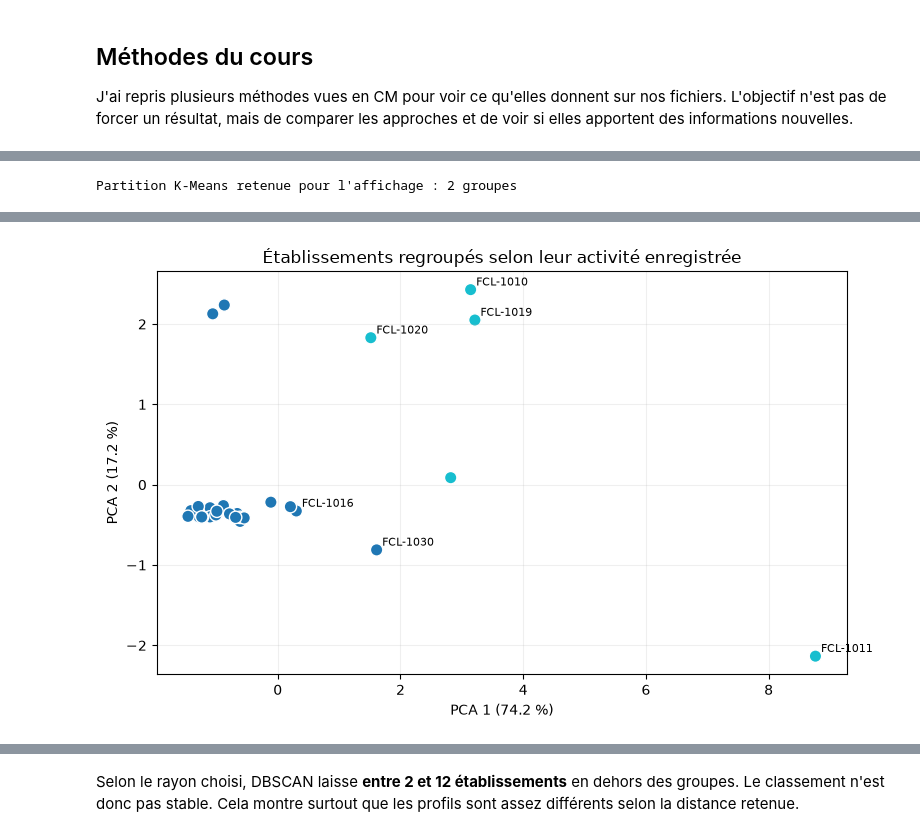
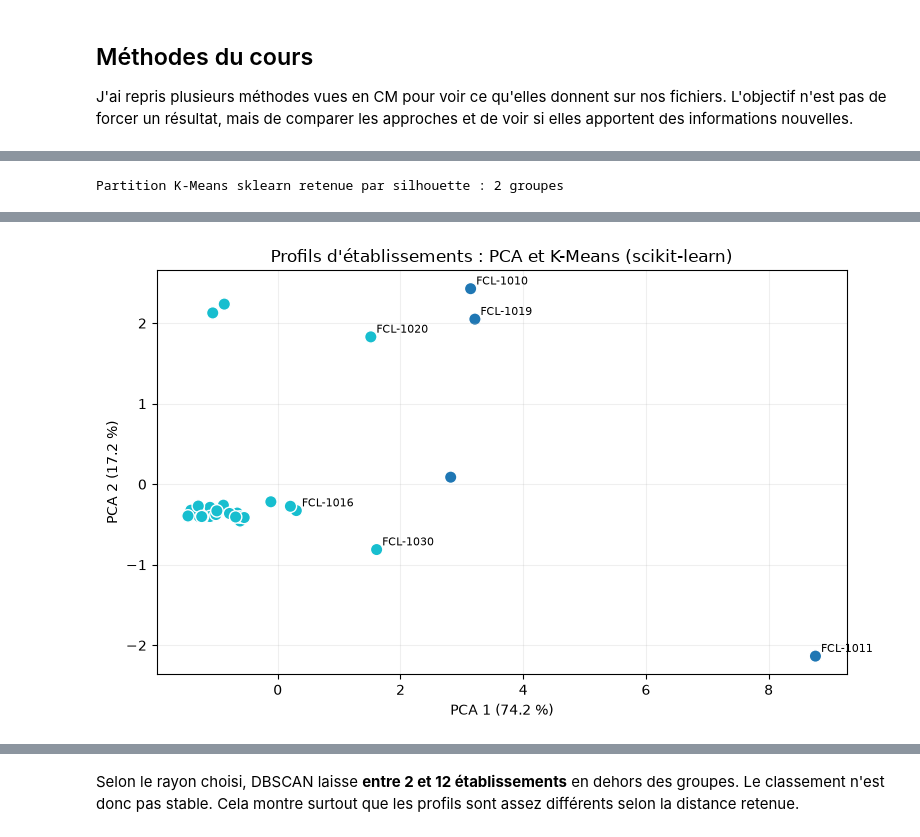
Before and after one commit to JLFoxii/20262027-UE-DataMining-Project, a Jupyter notebook: investigations/05_logistique/05_logistique.ipynb, the cells around one changed output, grey strips where cells are left out. Drawn from its saved outputs; the diff is of its cells as text; code cells hidden in the pictures.

Commit message:
refactor(logistique): migrate data mining methods to sklearn and mlxtend

```diff
--- a/investigations/05_logistique/05_logistique.ipynb
+++ b/investigations/05_logistique/05_logistique.ipynb
@@ -3462,7 +3462,9 @@ Je décris chaque établissement avec six indicateurs : commandes, réceptions,
 # %%
-import numpy as np
-import pandas as pd
-import matplotlib.pyplot as plt
+# Méthodes de scikit-learn : standardisation, PCA, K-Means et silhouette.
+from sklearn.preprocessing import StandardScaler
+from sklearn.decomposition import PCA
+from sklearn.cluster import KMeans
+from sklearn.metrics import silhouette_score
 
 b = root / "data/processed/logistics"
 fac_cm2 = pd.read_csv(b / "erp_facilities.csv")
@@ -3486,60 +3488,31 @@ profils_cm2["departs_froid"] = sh_cm2.loc[
     "origin_facility_code"
 ].value_counts().reindex(sites_cm2, fill_value=0)
 
+# Les mêmes six variables et les mêmes trente établissements qu'avant.
 X_brut = profils_cm2.to_numpy(dtype=float)
-X_cm2 = (X_brut - X_brut.mean(axis=0)) / np.where(X_brut.std(axis=0) > 0,
-                                                    X_brut.std(axis=0), 1)
-U_cm2, S_cm2, Vt_cm2 = np.linalg.svd(X_cm2, full_matrices=False)
-pca_cm2 = U_cm2[:, :2] * S_cm2[:2]
-variance_cm2 = 100 * (S_cm2 ** 2) / np.sum(S_cm2 ** 2)
+standardiseur_cm2 = StandardScaler()
+X_cm2 = standardiseur_cm2.fit_transform(X_brut)
+pca_modele_cm2 = PCA(n_components=2, svd_solver="full")
+pca_cm2 = pca_modele_cm2.fit_transform(X_cm2)
+variance_cm2 = pca_modele_cm2.explained_variance_ratio_ * 100
 
-# K-Means : plusieurs initialisations fixes pour comparer k=2...5.
-def kmeans_simple(X, k, seed=24, essais=10):
-    rng = np.random.default_rng(seed)
-    meilleur = None
-    for _ in range(essais):
-        centres = X[rng.choice(len(X), size=k, replace=False)].copy()
-        for iteration in range(100):
-            distances = np.linalg.norm(X[:, None] - centres[None, :], axis=2)
-            groupes = np.argmin(distances, axis=1)
-            nouveaux = centres.copy()
-            for g in range(k):
-                if (groupes == g).any():
-                    nouveaux[g] = X[groupes == g].mean(axis=0)
-            if np.allclose(centres, nouveaux):
-                break
-            centres = nouveaux
-        groupes = np.argmin(np.linalg.norm(X[:, None] - centres[None, :], axis=2), axis=1)
-        inertie = float(np.sum((X - centres[groupes]) ** 2))
-        if meilleur is None or inertie < meilleur[0]:
-            meilleur = (inertie, groupes.copy())
-    return meilleur
-
-def silhouette_simple(X, groupes):
-    distances = np.linalg.norm(X[:, None] - X[None, :], axis=2)
-    valeurs = []
-    for i in range(len(X)):
-        meme = (groupes == groupes[i])
-        if meme.sum() == 1:
-            valeurs.append(0.0)
-            continue
-        a = distances[i, meme].sum() / (meme.sum() - 1)
-        b = min(distances[i, groupes == g].mean() for g in np.unique(groupes) if g != groupes[i])
-        valeurs.append((b - a) / max(a, b) if max(a, b) else 0)
-    return float(np.mean(valeurs))
-
+# Fixer les paramètres pour ne pas dépendre des valeurs par défaut de sklearn.
 tests_kmeans = []
 for k in range(2, 6):
-    inertie, groupes = kmeans_simple(X_cm2, k)
-    tests_kmeans.append((k, inertie, silhouette_simple(X_cm2, groupes), groupes))
+    modele = KMeans(n_clusters=k, init="k-means++", n_init=20,
+                    random_state=24, max_iter=300, algorithm="lloyd")
+    groupes = modele.fit_predict(X_cm2)
+    score = silhouette_score(X_cm2, groupes, metric="euclidean")
+    tests_kmeans.append((k, float(modele.inertia_), float(score), groupes.copy()))
+
 k_choisi, inertie_choisie, silhouette_choisie, groupes_cm2 = max(
-    tests_kmeans, key=lambda r: r[2]
+    tests_kmeans, key=lambda resultat: resultat[2]
 )
 profils_cm2["groupe_kmeans"] = groupes_cm2
-print("PCA : les deux premières dimensions expliquent", round(variance_cm2[:2].sum(), 1), "% de la variance.")
+print("PCA sklearn : les deux dimensions expliquent", round(variance_cm2.sum(), 1), "% de la variance.")
 display(pd.DataFrame([{"k": k, "inertie": round(ine, 1),
                        "silhouette": round(sil, 3)} for k, ine, sil, _ in tests_kmeans]))
-print("Partition K-Means retenue pour l'affichage :",k_choisi,"groupes")
+print("Partition K-Means sklearn retenue par silhouette :", k_choisi, "groupes")
 display(profils_cm2.groupby("groupe_kmeans").agg(
     etablissements=("commandes", "size"),
     commandes_medianes=("commandes", "median"),
@@ -3548,14 +3521,14 @@ display(profils_cm2.groupby("groupe_kmeans").agg(
 ))
 
 fig, ax = plt.subplots(figsize=(8, 5))
-points = ax.scatter(pca_cm2[:, 0], pca_cm2[:, 1], c=groupes_cm2,
-                    cmap="tab10", s=80, edgecolors="white")
+ax.scatter(pca_cm2[:, 0], pca_cm2[:, 1], c=groupes_cm2,
+           cmap="tab10", s=80, edgecolors="white")
 for idx in np.argsort(profils_cm2["departs"].to_numpy())[-6:]:
     ax.annotate(profils_cm2.index[idx], pca_cm2[idx], xytext=(4, 3),
                 textcoords="offset points", fontsize=8)
 ax.set_xlabel(f"PCA 1 ({variance_cm2[0]:.1f} %)")
 ax.set_ylabel(f"PCA 2 ({variance_cm2[1]:.1f} %)")
-ax.set_title("Établissements regroupés selon leur activité enregistrée")
+ax.set_title("Profils d'établissements : PCA et K-Means (scikit-learn)")
 ax.grid(alpha=0.2)
 plt.tight_layout()
 plt.show()
@@ -3569,3 +3542,3 @@ PCA : les deux premières dimensions expliquent 91.4 % de la variance.
-Partition K-Means retenue pour l'affichage : 2 groupes
+Partition K-Means sklearn retenue par silhouette : 2 groupes
 |  | etablissements | commandes_medianes | departs_medians | releves_stock_medians |
 | groupe_kmeans |  |  |  |  |
@@ -3574,2 +3547,2 @@ Partition K-Means retenue pour l'affichage : 2 groupes
-[figure, old version]
+[figure, new version]
 # %% [markdown]
```
Also changed, not shown: parts of 23 cells of this notebook, 3 other files.
